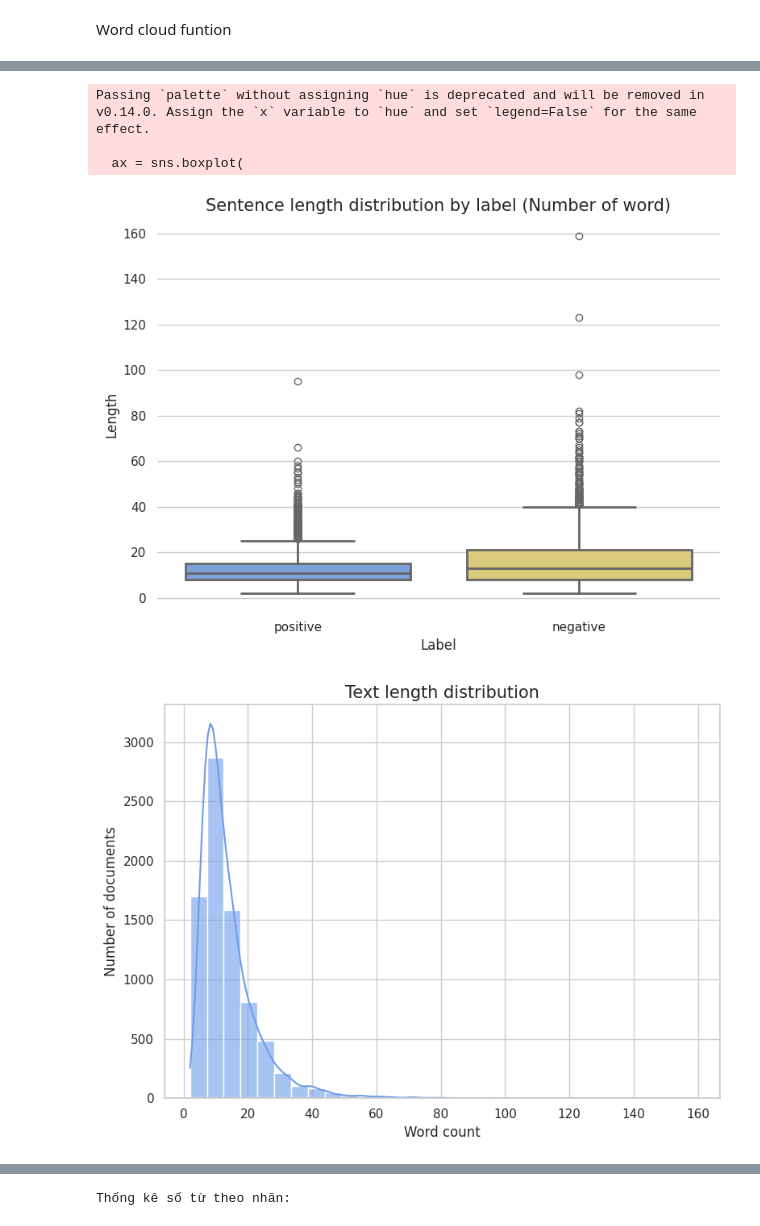
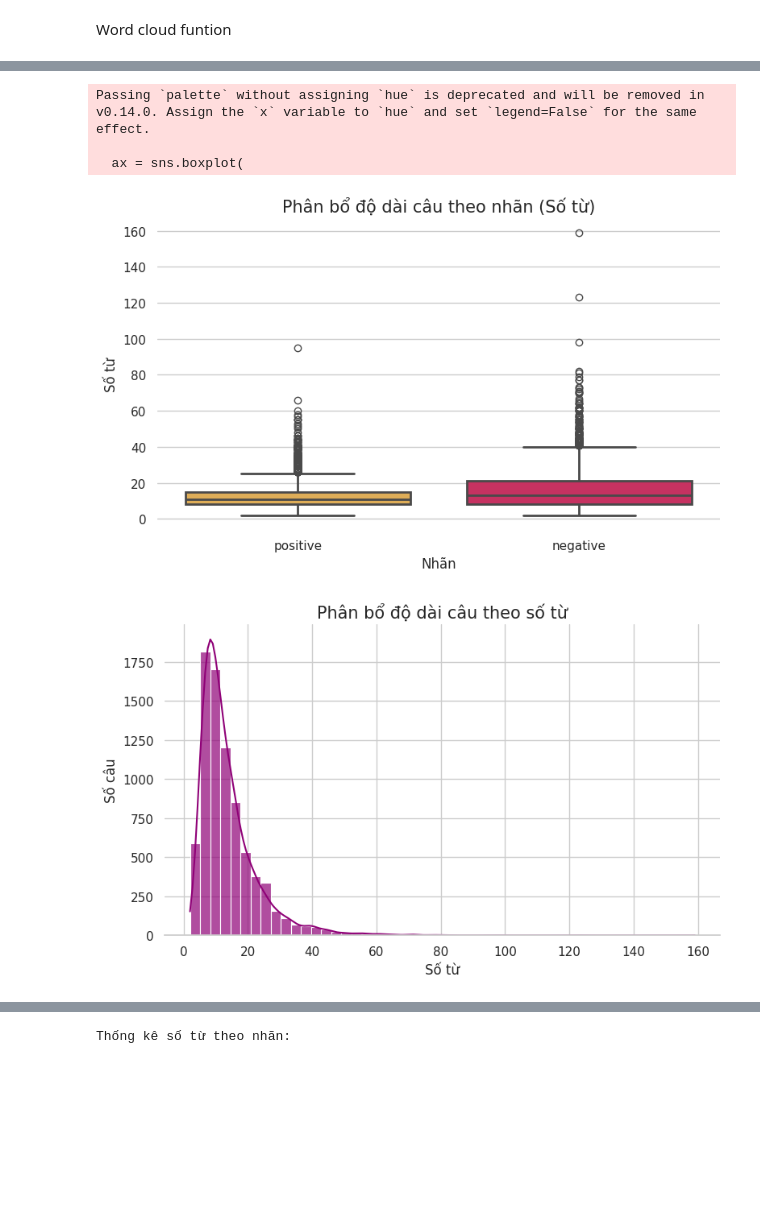
Before and after one commit to tkt-gemini/sentiment-binary-classification, a Jupyter notebook: main.ipynb, the cells around one changed output, grey strips where cells are left out. Saved outputs shown, nothing was run; the diff lists cells and outputs as text; code cells hidden in the pictures; blank space fills up the shorter version.

```diff
--- a/main.ipynb
+++ b/main.ipynb
@@ -14,7 +23,10 @@ from underthesea import word_tokenize
 # %% [markdown]
 Set style for plot
 # %%
-sns.set_theme(style="whitegrid")
+sns.set_theme(
+    style="whitegrid",
+    context='notebook'
+)
 # %% [markdown]
 ## Load & filter data
 # %% [markdown]
@@ -149,45 +172,46 @@ Quantity of each label:
 positive: 5071 (63.55%)
 negative: 2909 (36.45%)
 # %%
-plt.figure(figsize=(8, 6))
+plt.figure(figsize=(8, 5))
 
 df['train']['word_count'] = df['train']['sentence'].astype(str).apply(lambda x: len(x.split()))
 ax = sns.boxplot(
     x='sentiment',
     y='word_count',
     data=df['train'],
     linewidth=2,
-    palette={'positive': '#6d9ce8', 'negative': '#e8d46d'}
+    palette={'positive': '#F4B342', 'negative': '#DE1A58'}
 )
 
 sns.despine(left=True, bottom=True)
-ax.set_title('Sentence length distribution by label (Number of word)', fontsize=15)
-ax.set_xlabel('Label', fontsize=12)
-ax.set_ylabel('Length', fontsize=12)
+ax.set_title('Phân bổ độ dài câu theo nhãn (Số từ)', fontsize=15)
+ax.set_xlabel('Nhãn', fontsize=12)
+ax.set_ylabel('Số từ', fontsize=12)
 plt.tight_layout()
 plt.show()
 # %% [output]
 Passing `palette` without assigning `hue` is deprecated and will be removed in v0.14.0. Assign the `x` variable to `hue` and set `legend=False` for the same effect.
 
   ax = sns.boxplot(
-[figure, old version]
+[figure, new version]
 # %%
-plt.figure(figsize=(8, 6))
+plt.figure(figsize=(8, 5))
 sns.histplot(
     df['train']['word_count'],
-    color='#6d9ce8',
-    bins=30,
-    alpha=0.6,
+    color='#8F0177',
+    bins=50,
+    alpha=0.7,
     kde=True
 )
-plt.title('Text length distribution', fontsize=15)
-plt.xlabel('Word count', fontsize=12)
-plt.ylabel('Number of documents', fontsize=12)
+plt.title('Phân bổ độ dài câu theo số từ', fontsize=15)
+plt.xlabel('Số từ', fontsize=12)
+plt.ylabel('Số câu', fontsize=12)
 plt.xticks(fontsize=11)
 plt.yticks(fontsize=11)
+sns.despine(left=True)
 plt.tight_layout()
 plt.show()
 # %% [output]
-[figure, old version]
+[figure, new version]
 # %%
 labels = df['train']['sentiment'].value_counts().index.tolist()
```
Also changed, not shown: parts of 26 cells of this notebook.
